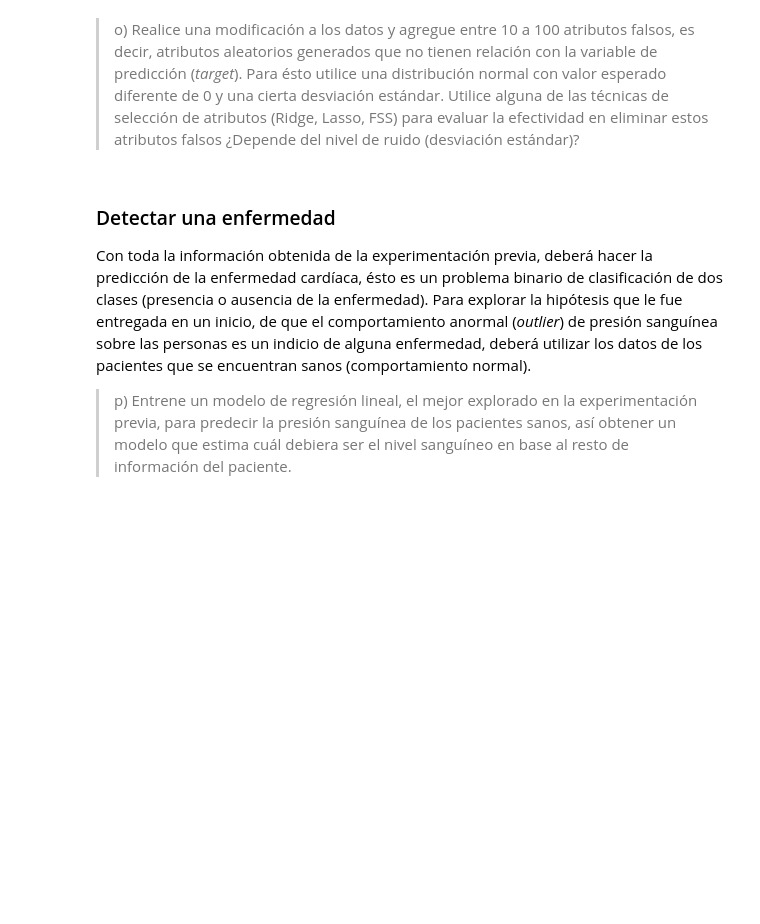
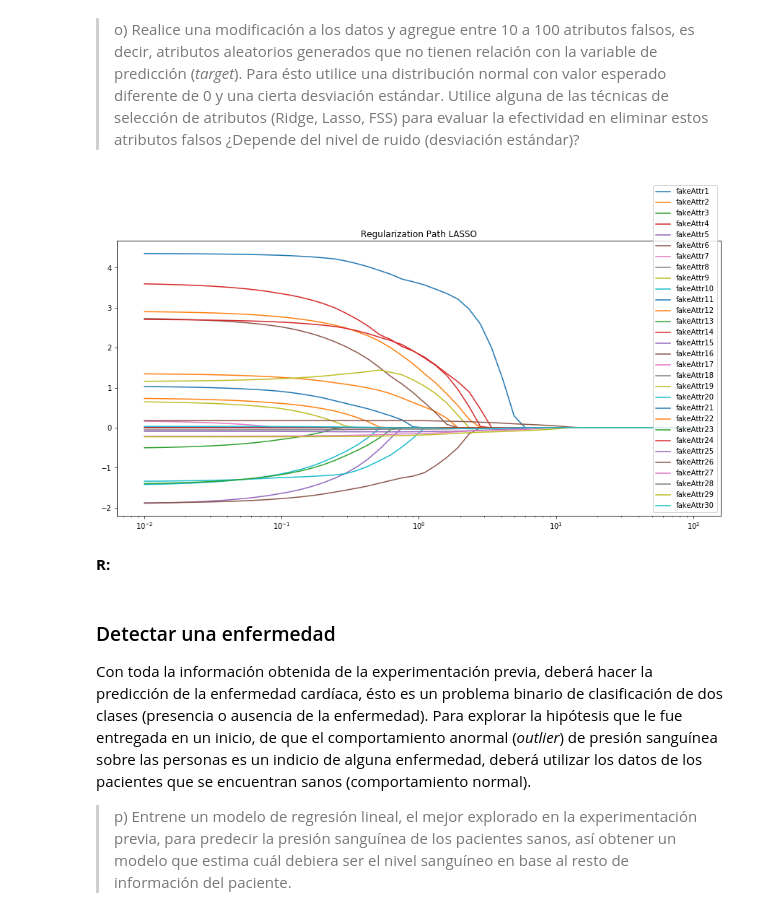
Before and after one commit to Sebaatd/MachineLearning-T1, a Jupyter notebook: Enunciado.ipynb, the cells around one changed output. Drawn from its saved outputs; the diff is of its cells as text; code cells hidden in the pictures; blank space fills up the shorter version.

```diff
--- a/Enunciado.ipynb
+++ b/Enunciado.ipynb
@@ -418,3 +505,36 @@ X_new_train= np.concatenate([Xstd_train, F], axis=-1)
+# %%
+D = 30 #number of fake features
+mu = 120
+std = 10
+N = Xstd_train.shape[0]
+F = np.random.normal(loc = mu, scale = std, size=(N,D) ) #fake features
+X_new_train= np.concatenate([Xstd_train, F], axis=-1)
+
+alphas_ = np.logspace(2,-2,base=10)
+coefs = []
+model = Lasso(fit_intercept=True)
+for a in alphas_:
+    model.set_params(alpha=a)
+    model.fit(X_new_train, reg_label_train)
+    coefs.append(model.coef_)
+
+names_regressors = list(df.columns)
+fake_numbers = list(range(1, D+1))
+fake_attributes = list(map(lambda x: "fakeAttr" + str(x), fake_numbers))
+modified_names_regressors = names_regressors + fake_attributes
+
+plt.figure(figsize=(15,7))
+for y_arr, label in zip(np.squeeze(coefs).T, fake_attributes):
+    plt.plot(alphas_, y_arr, label=label)
+plt.legend()
+plt.xscale('log')
+plt.title('Regularization Path LASSO')
+plt.legend(loc='lower right')
+plt.show()
+# %% [output]
+[figure, added]
+# %% [markdown]
+**R:**
 # %% [markdown]
 ### Detectar una enfermedad
 Con toda la información obtenida de la experimentación previa, deberá hacer la predicción de la enfermedad cardíaca, ésto es un problema binario de clasificación de dos clases (presencia o ausencia de la enfermedad). Para explorar la hipótesis que le fue entregada en un inicio, de que el comportamiento anormal (*outlier*) de presión sanguínea sobre las personas es un indicio de alguna enfermedad, deberá utilizar los datos de los pacientes que se encuentran sanos (comportamiento normal).
```
Also changed, not shown: parts of 20 cells of this notebook, 4 other files.
